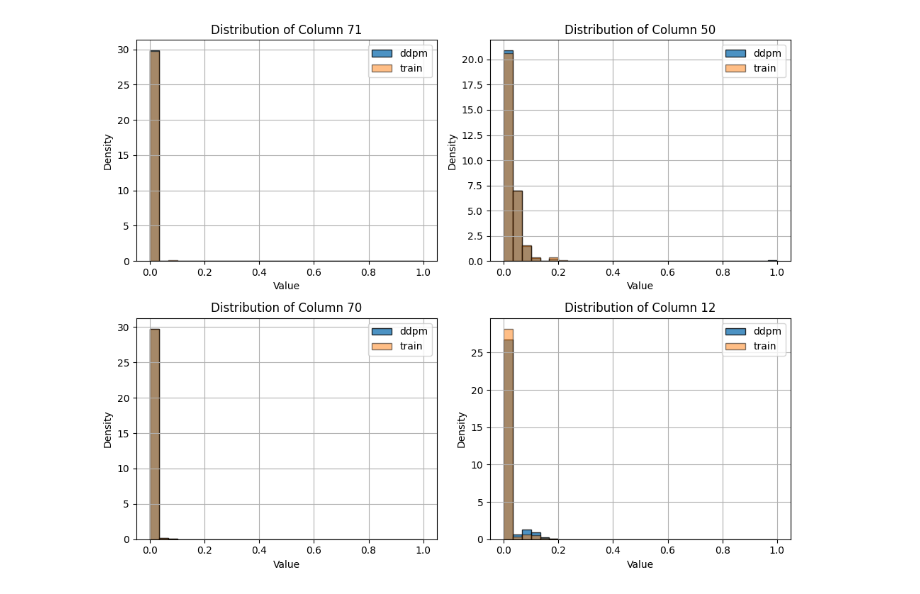
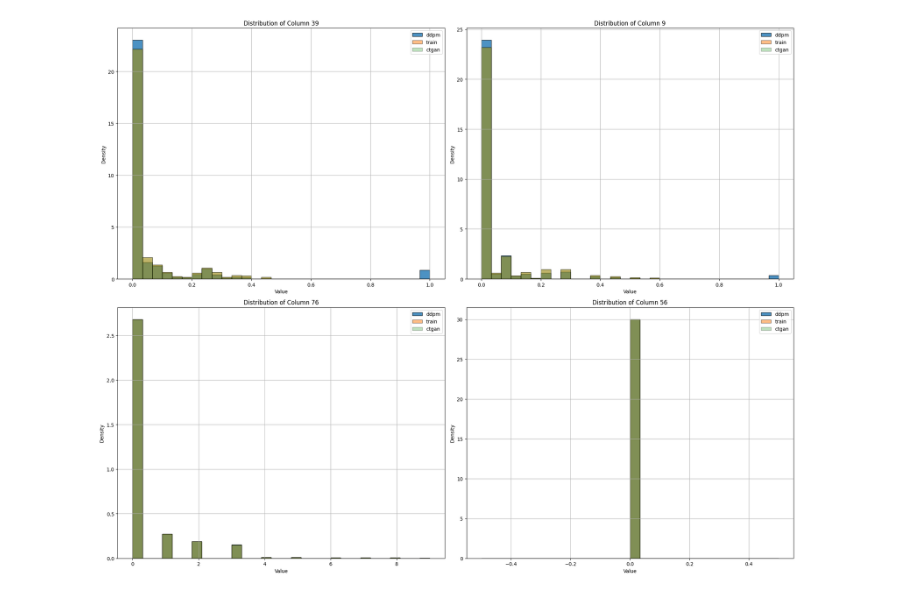
Before and after one commit to gongwolf/NID-GPT, a Jupyter notebook: data_process/feature_distribution.ipynb, the cells around one changed output. Cells and saved outputs as stored; diff of their text form; code cells hidden in the pictures.

```diff
--- a/data_process/feature_distribution.ipynb
+++ b/data_process/feature_distribution.ipynb
@@ -9,8 +9,13 @@ csv2_path = '/data/qgong/data/CICDDOS2019/training.csv'
 # csv1_path = '/data/qgong/data/UNSW/results/ddpm_synthetic_data_all.csv'
 # csv2_path = '/data/qgong/data/UNSW/training_all_classes.csv'
 
+csv1_path = '/data/qgong/data/CICIDS2017/results/ddpm_synthetic_data_all.csv'
+csv2_path = '/data/qgong/data/CICIDS2017/train_all_classes.csv'
+csv3_path = '/data/qgong/data/CICIDS2017/results/ctgan_synthetic_data_all.csv'
+
 data1 = pd.read_csv(csv1_path)
 data2 = pd.read_csv(csv2_path)
+data3 = pd.read_csv(csv3_path)
 # %%
 import random
 
@@ -20,38 +25,47 @@ num_columns = data1.shape[1]
 random_columns = random.sample(range(num_columns), 4)
 
 # Create a figure and subplots
-fig, axes = plt.subplots(2, 2, figsize=(10, 8))  # 2x2 grid for 4 plots
+fig, axes = plt.subplots(2, 2, figsize=(20, 16))  # 2x2 grid for 4 plots
 axes = axes.flatten()  # Flatten the axes for easier iteration
 
 # Iterate over the selected columns and draw on subplots
 for i, column_index in enumerate(random_columns):
     ax = axes[i]
     ax.hist(data1.iloc[:, column_index],
             bins=30,
             alpha=0.8,
             label='ddpm',
             density=True,
             color='#1f77b4',  # Dark blue color
             edgecolor='black')
+
     ax.hist(data2.iloc[:, column_index],
             bins=30,
             alpha=0.5,
             label='train',
             density=True,
             color='#ff7f0e',  # Light orange/pink color
+            edgecolor='black')
+
+    ax.hist(data2.iloc[:, column_index],
+            bins=30,
+            alpha=0.3,
+            label='ctgan',
+            density=True,
+            color='#2ca02c',  # Light orange/pink color
             edgecolor='black')
 
     # Add labels, legend, and title
     ax.set_xlabel('Value')
     ax.set_ylabel('Density')
     ax.set_title(f'Distribution of Column {column_index}')
     ax.legend()
     ax.grid()
 
 # Adjust layout to prevent overlap
 plt.tight_layout()
 
 # Show the plot
 plt.show()
 # %% [output]
-[figure, old version]
+[figure, new version]
```
Also changed, not shown: 8 other files.
